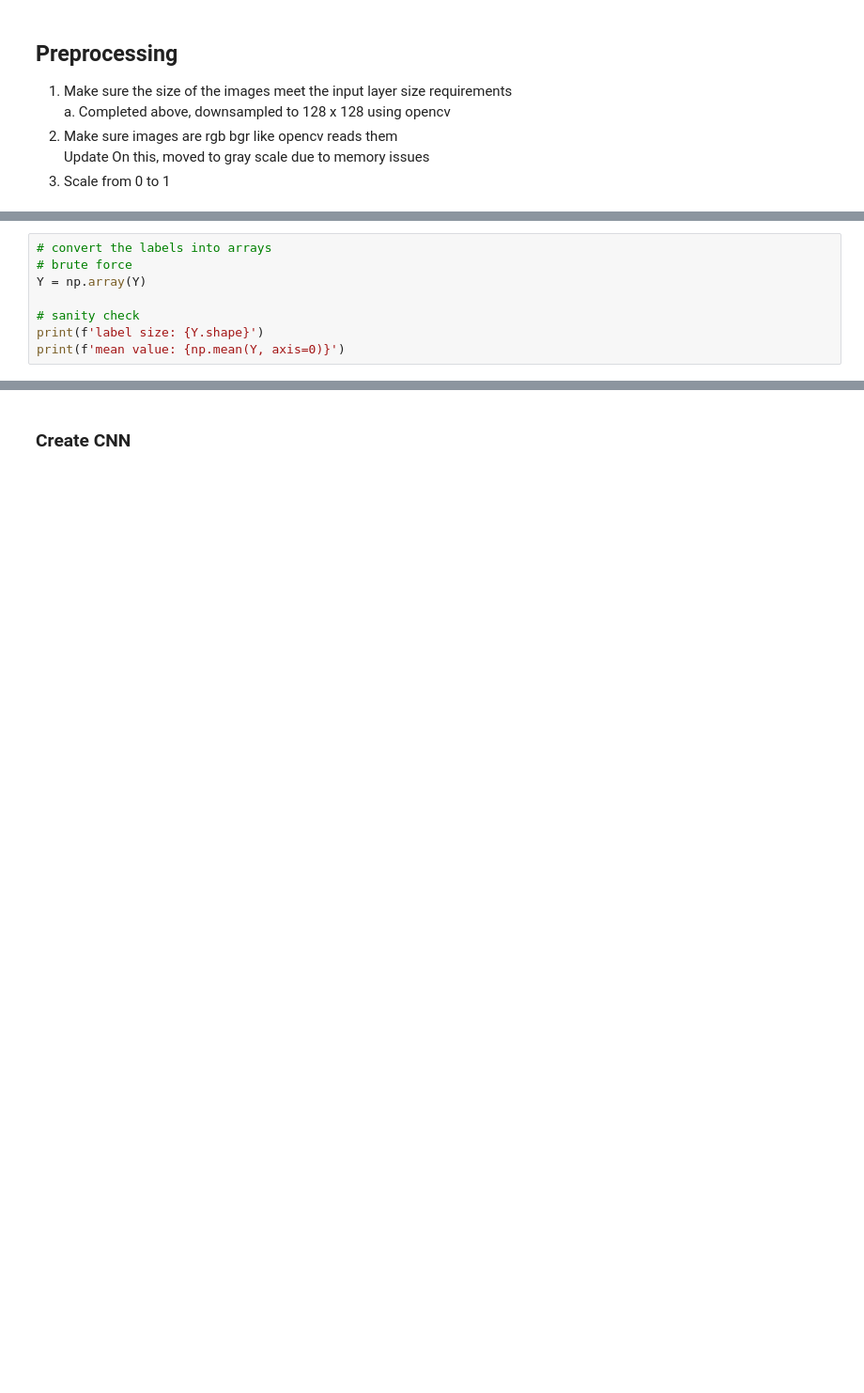
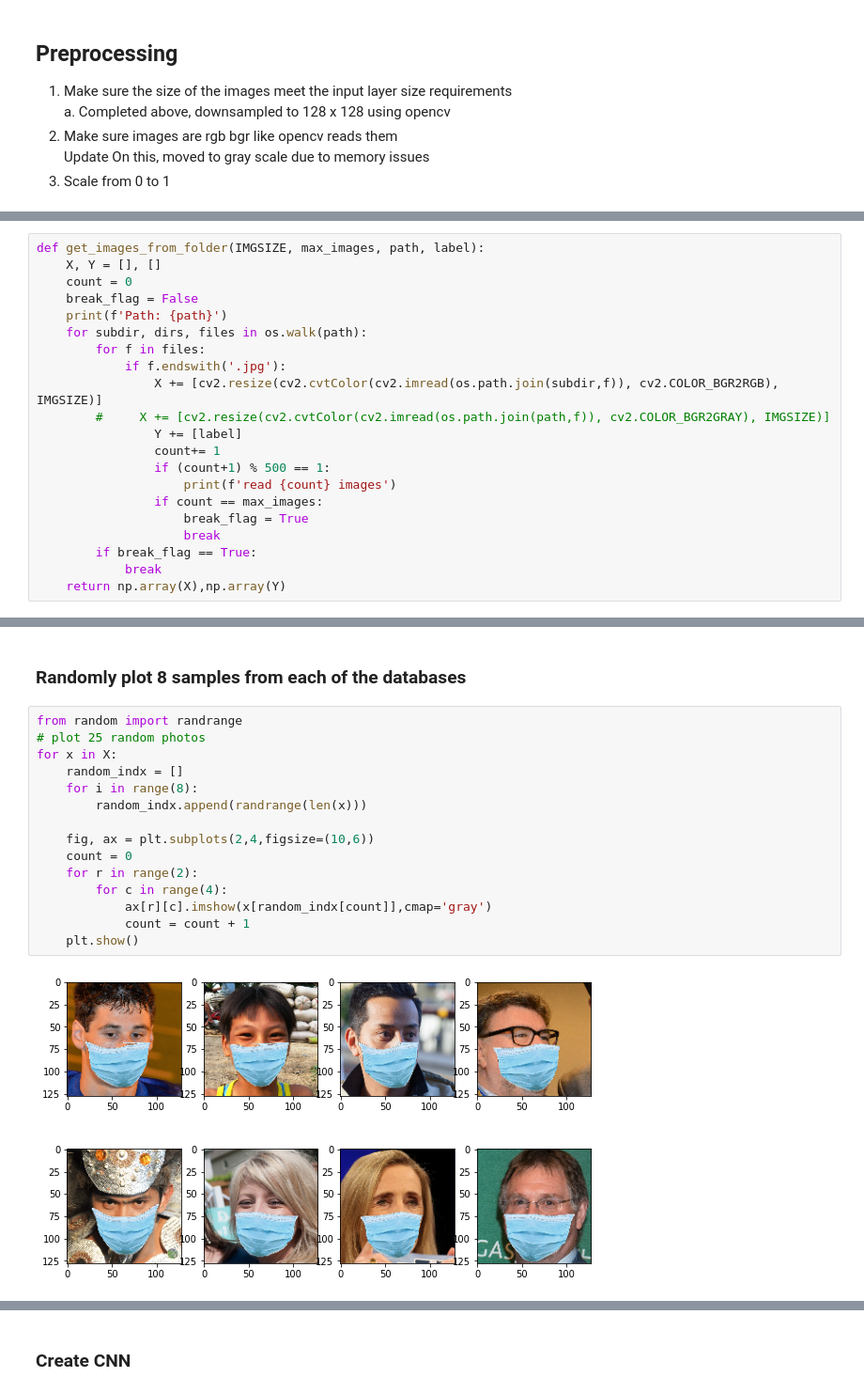
Before and after one commit to enmachinelearning525/Masked_Face_Identification, a Jupyter notebook: Final_Code.ipynb, the cells around one changed output, grey strips where cells are left out. Shown at 94% size. Drawn from its saved outputs; the diff is of its cells as text; blank space fills up the shorter version.

```diff
--- a/Final_Code.ipynb
+++ b/Final_Code.ipynb
@@ -226,8 +43,0 @@ max value 1.0
-# %%
-# convert the labels into arrays
-# brute force
-Y = np.array(Y)
-
-# sanity check
-print(f'label size: {Y.shape}')
-print(f'mean value: {np.mean(Y, axis=0)}')
@@ -253,0 +44,21 @@ mean label train: 0.5
+# %%
+def get_images_from_folder(IMGSIZE, max_images, path, label):
+    X, Y = [], []
+    count = 0
+    break_flag = False
+    print(f'Path: {path}')
+    for subdir, dirs, files in os.walk(path):
+        for f in files:
+            if f.endswith('.jpg'):
+                X += [cv2.resize(cv2.cvtColor(cv2.imread(os.path.join(subdir,f)), cv2.COLOR_BGR2RGB), IMGSIZE)]
+        #     X += [cv2.resize(cv2.cvtColor(cv2.imread(os.path.join(path,f)), cv2.COLOR_BGR2GRAY), IMGSIZE)]
+                Y += [label]
+                count+= 1
+                if (count+1) % 500 == 1:
+                    print(f'read {count} images')
+                if count == max_images:
+                    break_flag = True
+                    break
+        if break_flag == True:
+            break
+    return np.array(X),np.array(Y)
@@ -253,0 +115,19 @@ mean label train: 0.5
+# %% [markdown]
+### Randomly plot 8 samples from each of the databases
+# %%
+from random import randrange
+# plot 25 random photos
+for x in X:
+    random_indx = []
+    for i in range(8):
+        random_indx.append(randrange(len(x)))
+
+    fig, ax = plt.subplots(2,4,figsize=(10,6))
+    count = 0
+    for r in range(2):
+        for c in range(4):
+            ax[r][c].imshow(x[random_indx[count]],cmap='gray')
+            count = count + 1
+    plt.show()
+# %% [output]
+[figure, added]
```
Also changed, not shown: parts of 40 cells of this notebook.
